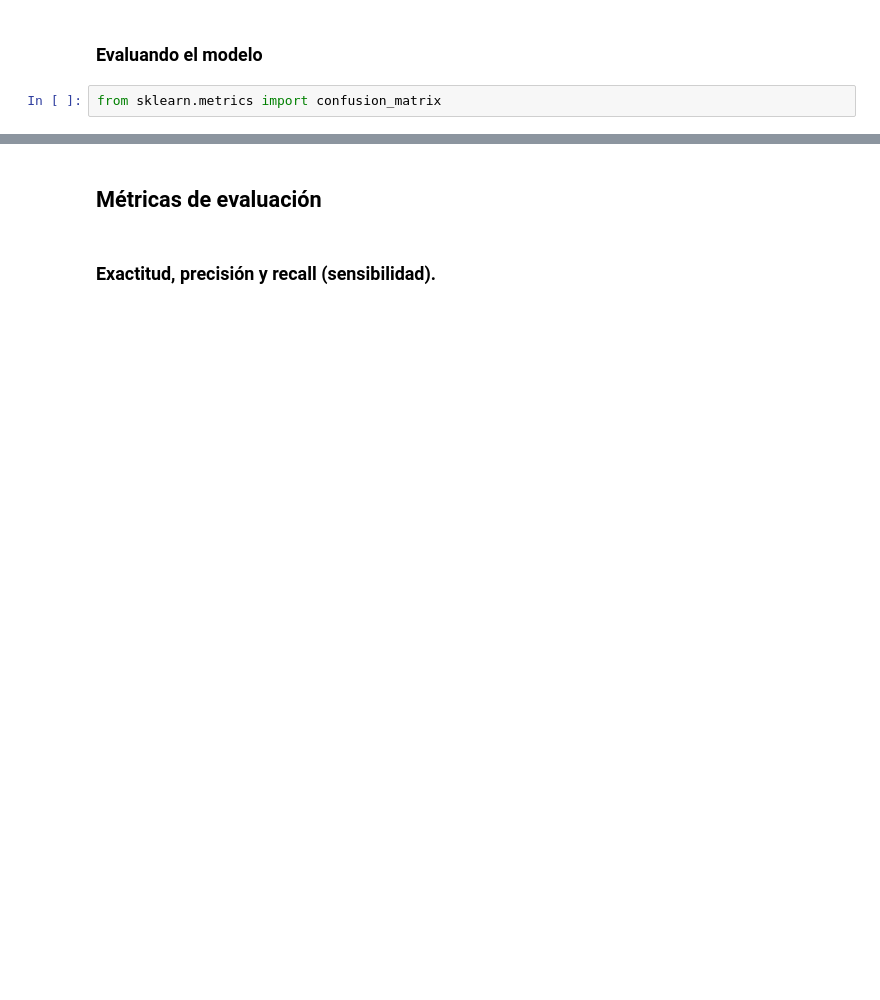
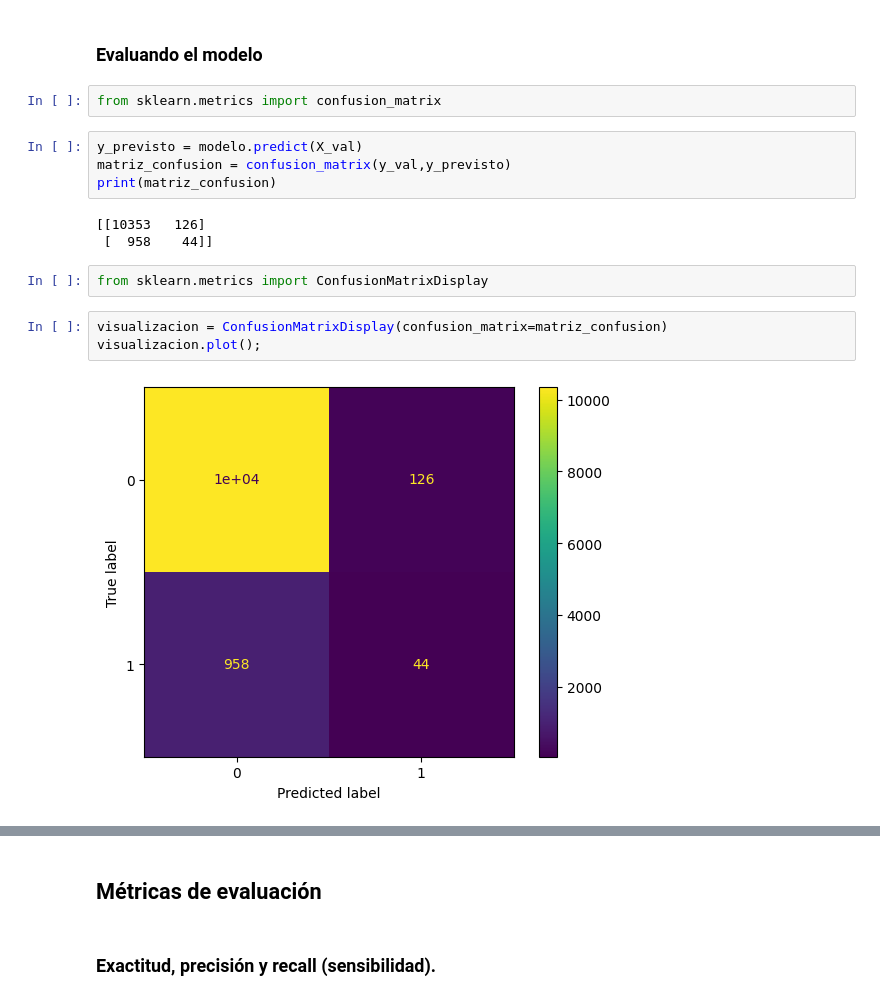
Before and after one commit to MyAppsTest/Clasificacion_validacion_de_modelos_y_metricas_de_evaluacion, a Jupyter notebook: Clasificacion_validacion_y_metricas.ipynb, the cells around one changed output, grey strips where cells are left out. Drawn from its saved outputs; the diff is of its cells as text; blank space fills up the shorter version.

```diff
--- a/Clasificacion_validacion_y_metricas.ipynb
+++ b/Clasificacion_validacion_y_metricas.ipynb
@@ -91,3 +91,17 @@ La exactitud del modelo con el conjunto de validacion es de: 0.9061057399181256
 ### Evaluando el modelo
 # %%
 from sklearn.metrics import confusion_matrix
+# %%
+y_previsto = modelo.predict(X_val)
+matriz_confusion = confusion_matrix(y_val,y_previsto)
+print(matriz_confusion)
+# %% [output]
+[[10353   126]
+ [  958    44]]
+# %%
+from sklearn.metrics import ConfusionMatrixDisplay
+# %%
+visualizacion = ConfusionMatrixDisplay(confusion_matrix=matriz_confusion)
+visualizacion.plot();
+# %% [output]
+[figure, added]
```
Also changed, not shown: parts of 25 cells of this notebook.
